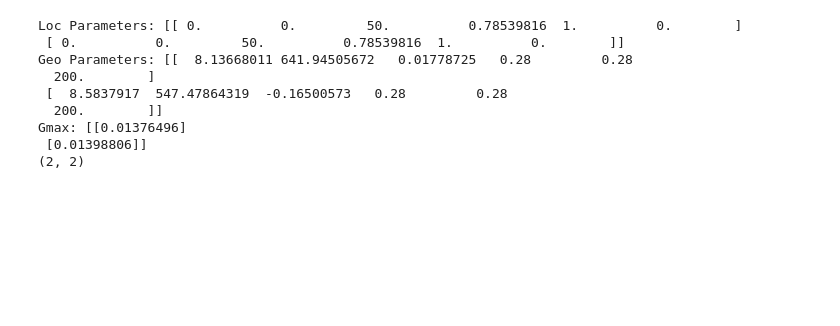
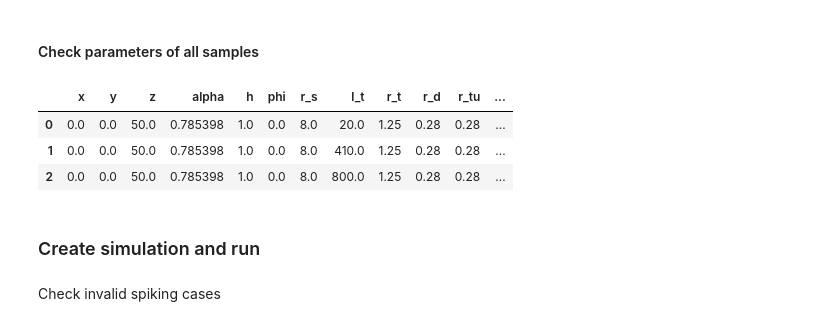
Before and after one commit to chenziao/Stylized-Cell-Inference, a Jupyter notebook: summary_stat_verification.ipynb, the cells around one changed output. Saved outputs shown, nothing was run; the diff lists cells and outputs as text; code cells hidden in the pictures; blank space fills up the shorter version.

```diff
--- a/summary_stat_verification.ipynb
+++ b/summary_stat_verification.ipynb
@@ -25,47 +161,33 @@ h.dt = params.DT
+# %%
+if SINGLE_PARAM:
+    gmax = pred_gmax(geo_param_samples)
+else:
+    inference_list = config_dict['Trial_Parameters']['inference_list']
+    randomized_list = config_dict['Trial_Parameters']['randomized_list'][:-len(inference_list)]
+    all_param = np.hstack((loc_param,geo_param))
+    labels_idx = []
+    rand_param_idx = []
+    for i, key in enumerate(loc_param_list+geo_param_list):
+        if key in inference_list:
+            labels_idx.append(i)
+        elif key in randomized_list:
+            rand_param_idx.append(i)
+    all_param[:,np.asarray(labels_idx)] = labels[sample_idx]
+    all_param[:,np.asarray(rand_param_idx)] = rand_param[sample_idx]
+    loc_param = all_param[:,:len(loc_param_list)]
+    geo_param = all_param[:,len(loc_param_list):]
+    gmax = gmax[sample_idx]
+# %% [markdown]
+#### Check parameters of all samples
 # %%
-rng = np.random.default_rng(12345)
+all_param = pd.DataFrame(np.column_stack((loc_param,geo_param,gmax)), columns=loc_param_list+geo_param_list+['gmax'])
+pd.set_option('display.max_columns', None)
 
-inf_list = ['r_s', 'l_t', 'r_t']
-number_samples = 2
-
-xs = np.full((number_samples,1), 0.) if 'xs' not in inf_list else rng.uniform(low=-50, high=50, size=(number_samples,1))
-ys = np.full((number_samples,1), 0.) if 'ys' not in inf_list else rng.uniform(low=-2000, high=5000, size=(number_samples,1))
-zs = np.full((number_samples,1), 50.) if 'zs' not in inf_list else rng.uniform(low=-50, high=50, size=(number_samples,1))
-alphas = np.full((number_samples,1), np.pi/4) if 'alphas' not in inf_list else rng.uniform(low=-(np.pi / 3), high=(np.pi / 3), size=(number_samples,1))
-hs = np.full((number_samples,1), 1.) if 'hs' not in inf_list else rng.uniform(low=-1., high=1., size=(number_samples,1))
-phis = np.full((number_samples,1), 0.) if 'phis' not in inf_list else rng.uniform(low=0, high=np.pi, size=(number_samples,1))
-loc_param = np.concatenate((xs, ys, zs, alphas, hs, phis), axis=1)
-
-r_s = np.full((number_samples,1), 8.0) if 'r_s' not in inf_list else rng.uniform(low=7, high=12, size=(number_samples,1))
-l_t = np.full((number_samples,1), 600.0) if 'l_t' not in inf_list else rng.uniform(low=20., high=800., size=(number_samples,1))
-r2_s = np.square(r_s)
-r_t = np.full((number_samples,1), 1.25) if 'r_t' not in inf_list else rng.normal(loc=((np.log(0.6) + np.log(1.8)) / 2), scale=((np.log(1.8) - np.log(0.6)) / 4), size=(number_samples,1))
-r_d = np.full((number_samples,1), .28) if 'r_d' not in inf_list else rng.normal(loc=((np.log(0.2) + np.log(1.0)) / 2), scale=((np.log(1.0) - np.log(0.2)) / 4), size=(number_samples,1))
-r_tu = np.full((number_samples,1), .28) if 'r_tu' not in inf_list else rng.normal(loc=((np.log(0.2) + np.log(1.0)) / 2), scale=((np.log(1.0) - np.log(0.2)) / 4), size=(number_samples,1))
-l_d = np.full((number_samples,1), 200.0) if 'l_d' not in inf_list else rng.normal(loc=((np.log(100) + np.log(300)) / 2), scale=((np.log(300) - np.log(100)) / 4), size=(number_samples,1))
-
-clf = ClassifierBuilder()
-clf.load_clf(paths.RESOURCES_ROOT + "gmax_lin_reg_classifier.joblib")
-gmax = clf.predict(np.column_stack((r2_s, l_t, r_t)))
-
-geo_param = np.concatenate((r_s, l_t, r_t, r_d, r_tu, l_d), axis=1)
-
-# geo_param = [8,600.,1.25,.28,.28,200.]
-# geo_param = np.tile(geo_param, (number_samples, 1))
-
-labels = np.concatenate((r_s, l_t), axis=1)#np.concatenate((loc_param, geo_param), axis=1)
-np.set_printoptions(suppress=True)
-print("Loc Parameters: {}".format(loc_param))
-print("Geo Parameters: {}".format(geo_param))
-print("Gmax: {}".format(gmax))
-print(labels.shape)
+display(all_param)
 # %% [output]
-Loc Parameters: [[ 0.          0.         50.          0.78539816  1.          0.        ]
- [ 0.          0.         50.          0.78539816  1.          0.        ]]
-Geo Parameters: [[  8.13668011 641.94505672   0.01778725   0.28         0.28
-  200.        ]
- [  8.5837917  547.47864319  -0.16500573   0.28         0.28
-  200.        ]]
-Gmax: [[0.01376496]
- [0.01398806]]
-(2, 2)
+|  | x | y | z | alpha | h | phi | r_s | l_t | r_t | r_d | r_tu | ... |
+| 0 | 0.0 | 0.0 | 50.0 | 0.785398 | 1.0 | 0.0 | 8.0 | 20.0 | 1.25 | 0.28 | 0.28 | ... |
+| 1 | 0.0 | 0.0 | 50.0 | 0.785398 | 1.0 | 0.0 | 8.0 | 410.0 | 1.25 | 0.28 | 0.28 | ... |
+| 2 | 0.0 | 0.0 | 50.0 | 0.785398 | 1.0 | 0.0 | 8.0 | 800.0 | 1.25 | 0.28 | 0.28 | ... |
+# %% [markdown]
+### Create simulation and run
@@ -72 +206,3 @@ Gmax: [[0.01376496]
+# %% [markdown]
+Check invalid spiking cases
 # %%
```
Also changed, not shown: parts of 26 cells of this notebook, 3 other files.
